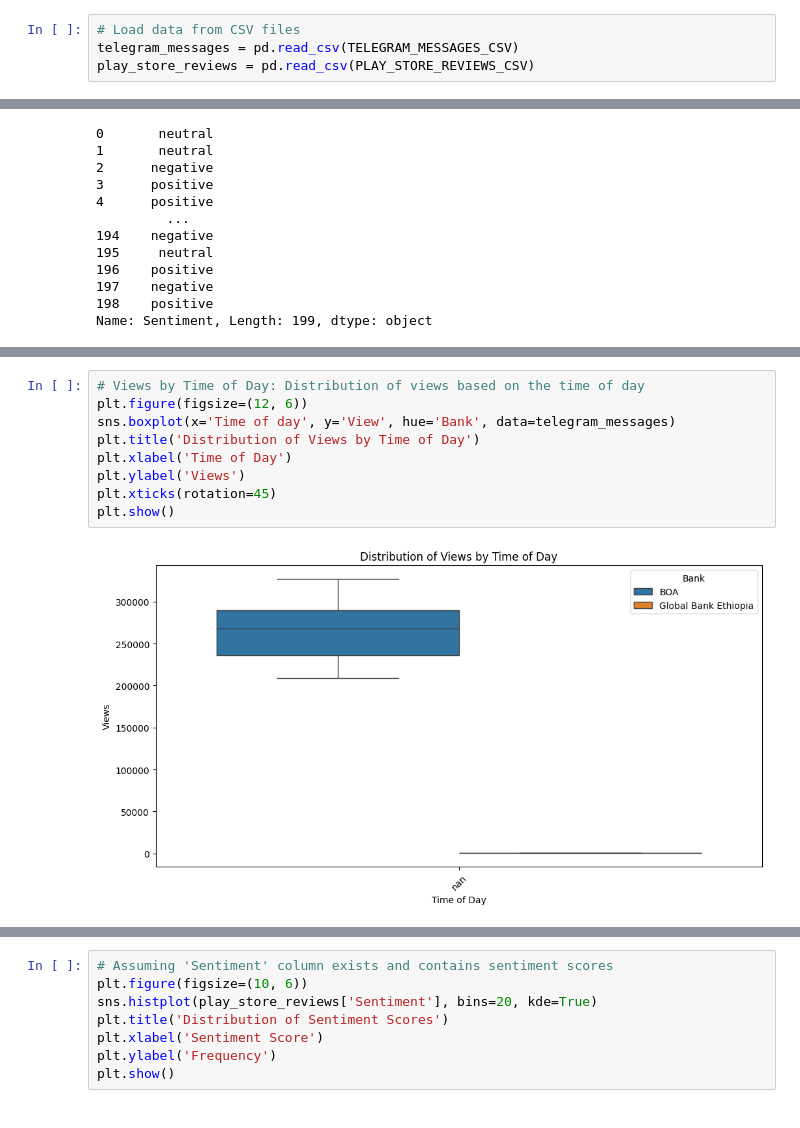
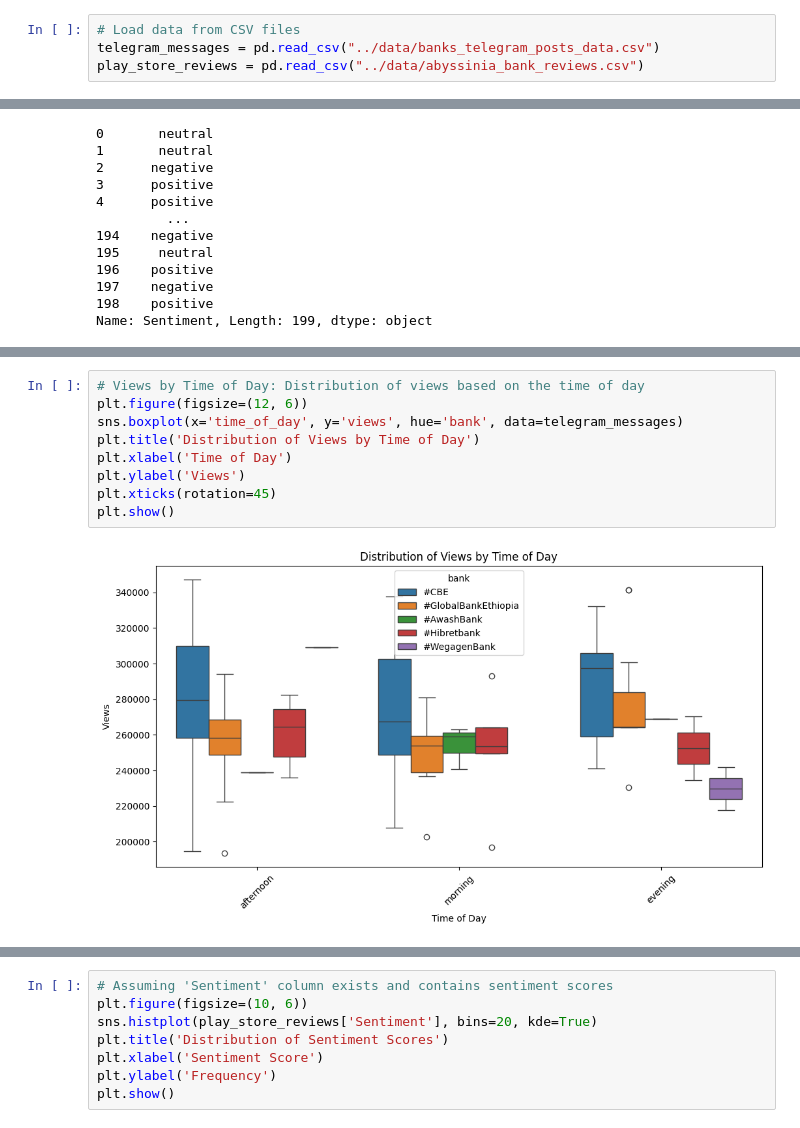
Before and after one commit to juniorworku/marketing-analytics-dashboard, a Jupyter notebook: notebooks/eda_analysis.ipynb, the cells around one changed output, grey strips where cells are left out. Drawn from its saved outputs; the diff is of its cells as text.

```diff
--- a/notebooks/eda_analysis.ipynb
+++ b/notebooks/eda_analysis.ipynb
@@ -10,4 +6,4 @@ PLAY_STORE_REVIEWS_CSV = "/home/ted/Desktop/DEV/marketing-analytics-dashboard/da
 # %%
 # Load data from CSV files
-telegram_messages = pd.read_csv(TELEGRAM_MESSAGES_CSV)
-play_store_reviews = pd.read_csv(PLAY_STORE_REVIEWS_CSV)
+telegram_messages = pd.read_csv("../data/banks_telegram_posts_data.csv")
+play_store_reviews = pd.read_csv("../data/abyssinia_bank_reviews.csv")
@@ -219,13 +208,13 @@ plt.show()
 # %%
 # Views by Time of Day: Distribution of views based on the time of day
 plt.figure(figsize=(12, 6))
-sns.boxplot(x='Time of day', y='View', hue='Bank', data=telegram_messages)
+sns.boxplot(x='time_of_day', y='views', hue='bank', data=telegram_messages)
 plt.title('Distribution of Views by Time of Day')
 plt.xlabel('Time of Day')
 plt.ylabel('Views')
 plt.xticks(rotation=45)
 plt.show()
 # %% [output]
-[figure, old version]
+[figure, new version]
 # %%
 # Correlation Heatmap: Correlation between numerical variables
```
Also changed, not shown: parts of 16 cells of this notebook.
